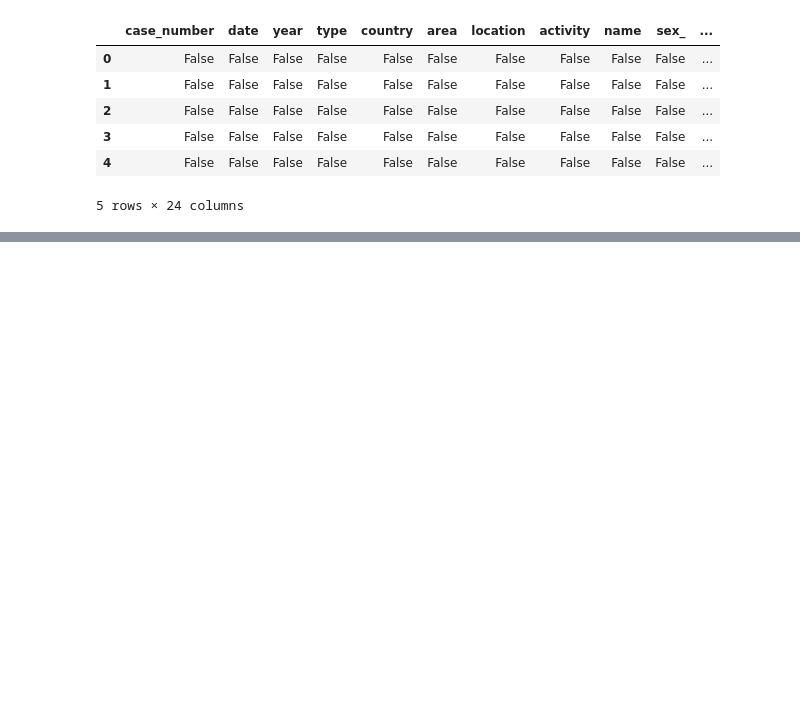
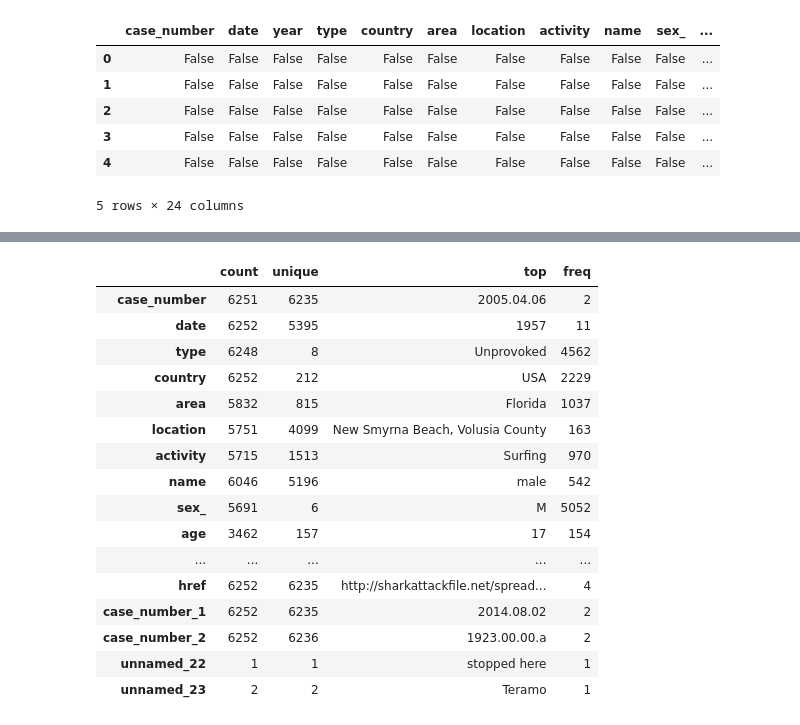
Before and after one commit to monicaclaros/Pandas_MKCC, a Jupyter notebook: Pandas_Safaera.ipynb, the cells around one changed output, grey strips where cells are left out. Saved outputs shown, nothing was run; the diff lists cells and outputs as text; code cells hidden in the pictures; blank space fills up the shorter version.

```diff
--- a/Pandas_Safaera.ipynb
+++ b/Pandas_Safaera.ipynb
@@ -218,4 +218,11 @@ attacks.isna().head()
 | 4 | False | False | False | False | False | False | False | False | False | False | ... |
 5 rows × 24 columns
 # %%
-df= attacks.drop(columns = nan_cols[nan_cols>6000].index, inplace=True)
+df_sharks = pd.DataFrame({
+    'country': ['A', 'B', np.nan, 'D'],
+    'value': [1, 2, 3, np.nan]
+})
+
+# Eliminar las filas con valores NaN en la columna "species_"
+df_sharks = attacks.dropna(subset=['country'])
+df_sharks.head()
@@ -221,0 +237,20 @@ df= attacks.drop(columns = nan_cols[nan_cols>6000].index, inplace=True)
+# %%
+df_sharks.describe(include='object').T
+# %% [output]
+|  | count | unique | top | freq |
+| case_number | 6251 | 6235 | 2005.04.06 | 2 |
+| date | 6252 | 5395 | 1957 | 11 |
+| type | 6248 | 8 | Unprovoked | 4562 |
+| country | 6252 | 212 | USA | 2229 |
+| area | 5832 | 815 | Florida | 1037 |
+| location | 5751 | 4099 | New Smyrna Beach, Volusia County | 163 |
+| activity | 5715 | 1513 | Surfing | 970 |
+| name | 6046 | 5196 | male | 542 |
+| sex_ | 5691 | 6 | M | 5052 |
+| age | 3462 | 157 | 17 | 154 |
+| ... | ... | ... | ... | ... |
+| href | 6252 | 6235 | http://sharkattackfile.net/spread... | 4 |
+| case_number_1 | 6252 | 6235 | 2014.08.02 | 2 |
+| case_number_2 | 6252 | 6236 | 1923.00.00.a | 2 |
+| unnamed_22 | 1 | 1 | stopped here | 1 |
+| unnamed_23 | 2 | 2 | Teramo | 1 |
```
Also changed, not shown: parts of 18 cells of this notebook.
